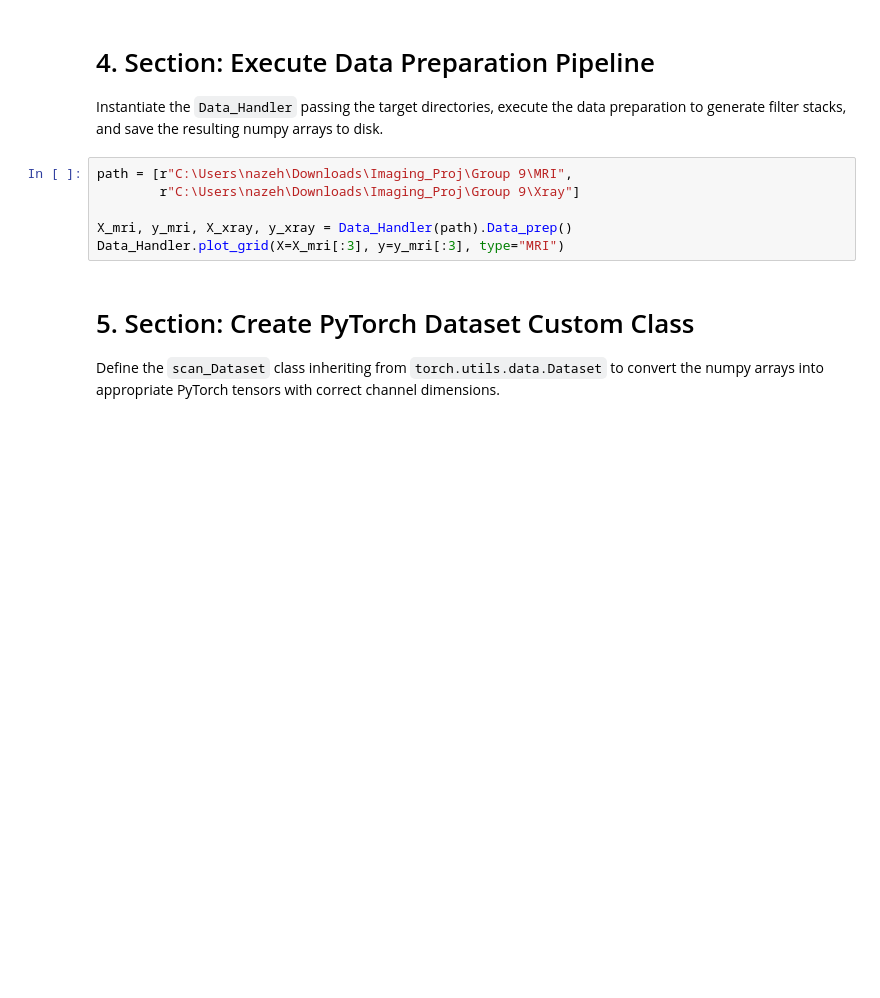
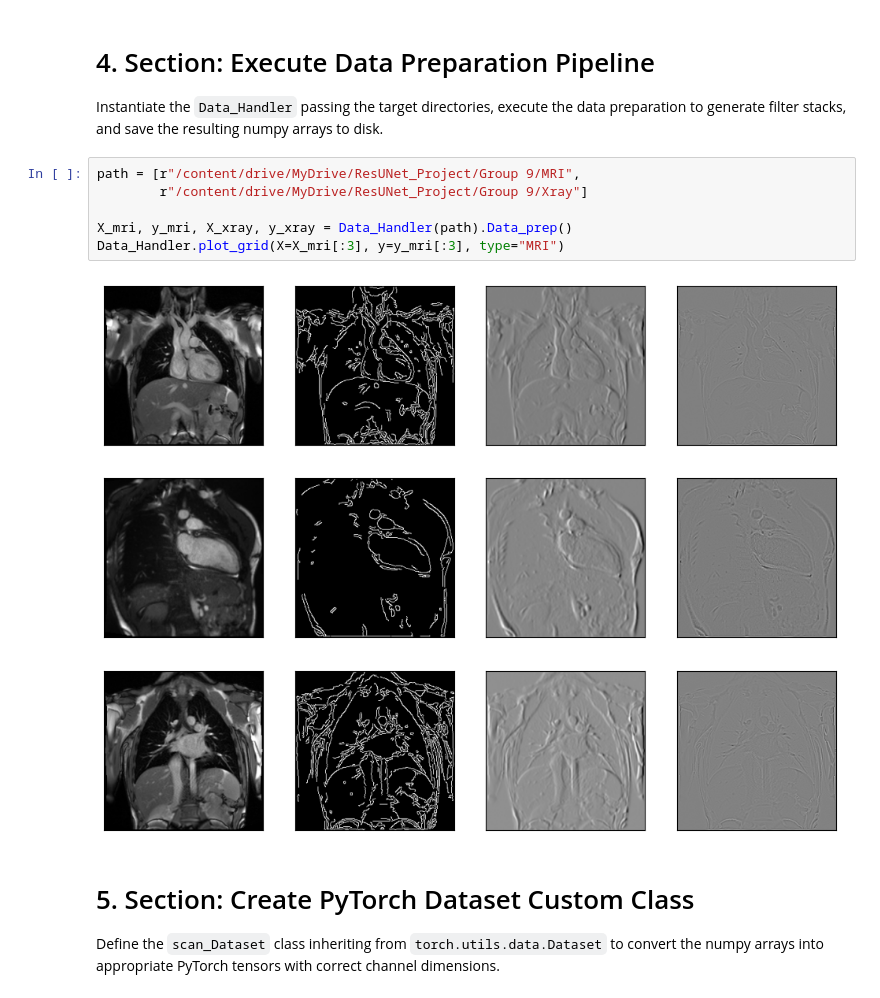
Before and after one commit to NaziU/Imaging_Proj, a Jupyter notebook: MRI_Reconstruction_Pipeline.ipynb, the cells around one changed output. Cells and saved outputs as stored; diff of their text form; blank space fills up the shorter version.

```diff
--- a/MRI_Reconstruction_Pipeline.ipynb
+++ b/MRI_Reconstruction_Pipeline.ipynb
@@ -167,11 +219,13 @@ class Data_Handler:
 # 4. Section: Execute Data Preparation Pipeline
 Instantiate the `Data_Handler` passing the target directories, execute the data preparation to generate filter stacks, and save the resulting numpy arrays to disk.
 # %%
-path = [r"C:\Users\nazeh\Downloads\Imaging_Proj\Group 9\MRI",
-        r"C:\Users\nazeh\Downloads\Imaging_Proj\Group 9\Xray"]
+path = [r"/content/drive/MyDrive/ResUNet_Project/Group 9/MRI",
+        r"/content/drive/MyDrive/ResUNet_Project/Group 9/Xray"]
 
 X_mri, y_mri, X_xray, y_xray = Data_Handler(path).Data_prep()
 Data_Handler.plot_grid(X=X_mri[:3], y=y_mri[:3], type="MRI")
+# %% [output]
+[figure, added]
 # %% [markdown]
 # 5. Section: Create PyTorch Dataset Custom Class
 Define the `scan_Dataset` class inheriting from `torch.utils.data.Dataset` to convert the numpy arrays into appropriate PyTorch tensors with correct channel dimensions.
```
Also changed, not shown: parts of 6 cells of this notebook, 1 other file.
